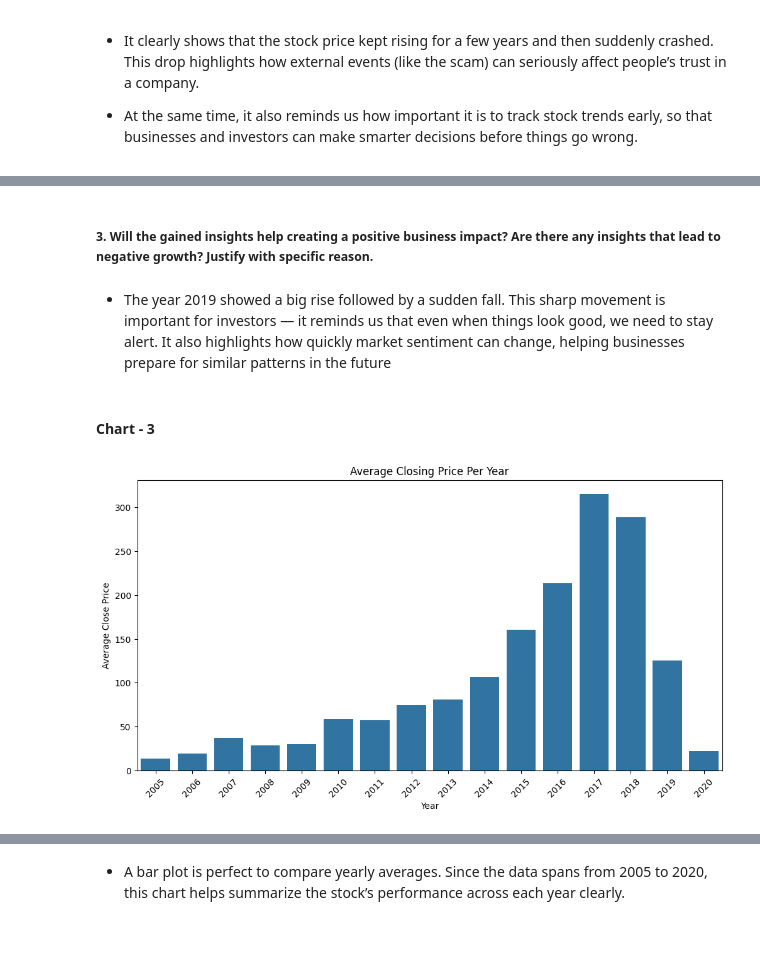
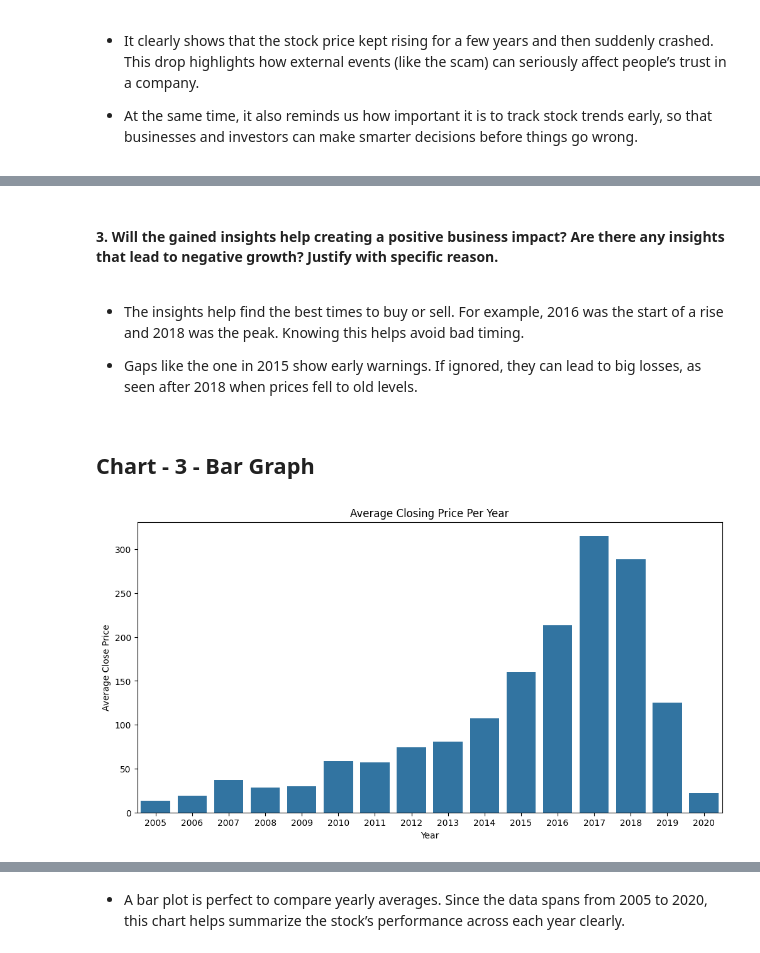
Before and after one commit to Vaisakh-Nirupam/Yes_Bank_Stock_Closing_Price_Prediction, a Jupyter notebook: Yes_Bank_Stock_Prediction.ipynb, the cells around one changed output, grey strips where cells are left out. Saved outputs shown, nothing was run; the diff lists cells and outputs as text; code cells hidden in the pictures.

```diff
--- a/Yes_Bank_Stock_Prediction.ipynb
+++ b/Yes_Bank_Stock_Prediction.ipynb
@@ -245,18 +273,19 @@ plt.show()
 # %% [markdown]
-##### 3. Will the gained insights help creating a positive business impact? Are there any insights that lead to negative growth? Justify with specific reason.
+#### 3. Will the gained insights help creating a positive business impact? Are there any insights that lead to negative growth? Justify with specific reason.
-# %% [markdown]
-- The year 2019 showed a big rise followed by a sudden fall. This sharp movement is important for investors — it reminds us that even when things look good, we need to stay alert. It also highlights how quickly market sentiment can change, helping businesses prepare for similar patterns in the future
+# %% [markdown]
+- The insights help find the best times to buy or sell. For example, 2016 was the start of a rise and 2018 was the peak. Knowing this helps avoid bad timing.
+
+- Gaps like the one in 2015 show early warnings. If ignored, they can lead to big losses, as seen after 2018 when prices fell to old levels.
 # %% [markdown]
-#### Chart - 3
+## Chart - 3 - Bar Graph
 # %%
 # Chart - 3 visualization code
 plt.figure(figsize=(12, 6))
-avg_close_per_year = df.groupby('Year')['Close'].mean().reset_index()
-sns.barplot(data=avg_close_per_year, x='Year', y='Close')
+avg_close = df.groupby('Year')['Close'].mean().reset_index()
+sns.barplot(data=avg_close, x='Year', y='Close')
 plt.title('Average Closing Price Per Year')
-plt.xticks(rotation=45)
 plt.ylabel('Average Close Price')
 plt.show()
 # %% [output]
-[figure, old version]
+[figure, new version]
 # %% [markdown]
```
Also changed, not shown: parts of 136 cells of this notebook.
